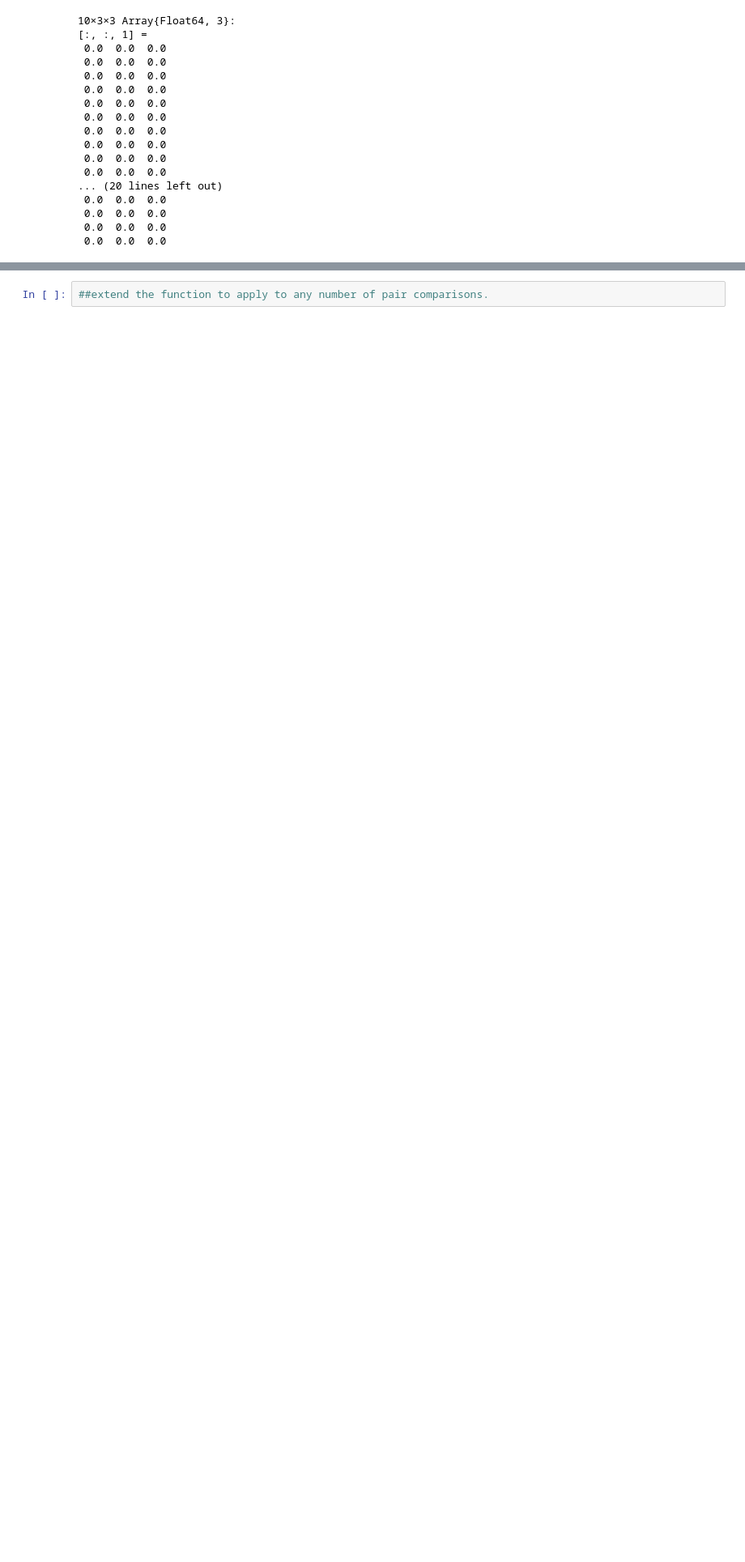
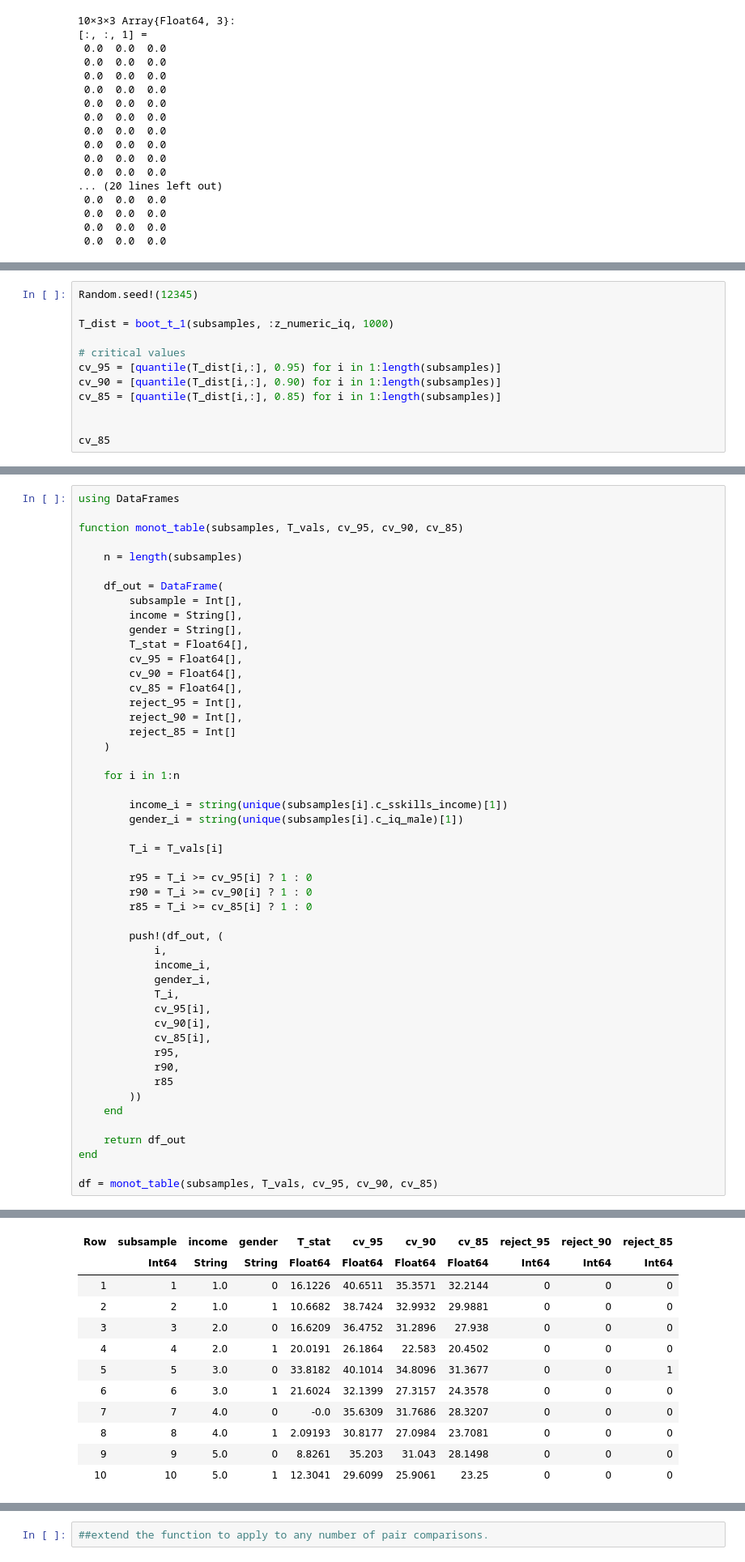
Before and after one commit to jorditorres1098/TSE-2025-2026, a Jupyter notebook: set_identification/mhg_replication.ipynb, the cells around one changed output, grey strips where cells are left out. Shown at 81% size. Drawn from its saved outputs; the diff is of its cells as text; blank space fills up the shorter version.

```diff
--- a/set_identification/mhg_replication.ipynb
+++ b/set_identification/mhg_replication.ipynb
@@ -140,0 +245,12 @@ probs= [cell_probs(i, :z_numeric_iq) for i in subsamples]
+# %%
+Random.seed!(12345)
+
+T_dist = boot_t_1(subsamples, :z_numeric_iq, 1000)
+
+# critical values
+cv_95 = [quantile(T_dist[i,:], 0.95) for i in 1:length(subsamples)]
+cv_90 = [quantile(T_dist[i,:], 0.90) for i in 1:length(subsamples)]
+cv_85 = [quantile(T_dist[i,:], 0.85) for i in 1:length(subsamples)]
+
+
+cv_85
@@ -140,0 +269,50 @@ probs= [cell_probs(i, :z_numeric_iq) for i in subsamples]
+# %%
+using DataFrames
+
+function monot_table(subsamples, T_vals, cv_95, cv_90, cv_85)
+
+    n = length(subsamples)
+
+    df_out = DataFrame(
+        subsample = Int[],
+        income = String[],
+        gender = String[],
+        T_stat = Float64[],
+        cv_95 = Float64[],
+        cv_90 = Float64[],
+        cv_85 = Float64[],
+        reject_95 = Int[],
+        reject_90 = Int[],
+        reject_85 = Int[]
+    )
+
+    for i in 1:n
+
+        income_i = string(unique(subsamples[i].c_sskills_income)[1])
+        gender_i = string(unique(subsamples[i].c_iq_male)[1])
+
+        T_i = T_vals[i]
+
+        r95 = T_i >= cv_95[i] ? 1 : 0
+        r90 = T_i >= cv_90[i] ? 1 : 0
+        r85 = T_i >= cv_85[i] ? 1 : 0
+
+        push!(df_out, (
+            i,
+            income_i,
+            gender_i,
+            T_i,
+            cv_95[i],
+            cv_90[i],
+            cv_85[i],
+            r95,
+            r90,
+            r85
+        ))
+    end
+
+    return df_out
+end
+
+df = monot_table(subsamples, T_vals, cv_95, cv_90, cv_85)
+# %% [output]
@@ -140,0 +320,12 @@ probs= [cell_probs(i, :z_numeric_iq) for i in subsamples]
+| Row | subsample | income | gender | T_stat | cv_95 | cv_90 | cv_85 | reject_95 | reject_90 | reject_85 |
+|  | Int64 | String | String | Float64 | Float64 | Float64 | Float64 | Int64 | Int64 | Int64 |
+| 1 | 1 | 1.0 | 0 | 16.1226 | 40.6511 | 35.3571 | 32.2144 | 0 | 0 | 0 |
+| 2 | 2 | 1.0 | 1 | 10.6682 | 38.7424 | 32.9932 | 29.9881 | 0 | 0 | 0 |
+| 3 | 3 | 2.0 | 0 | 16.6209 | 36.4752 | 31.2896 | 27.938 | 0 | 0 | 0 |
+| 4 | 4 | 2.0 | 1 | 20.0191 | 26.1864 | 22.583 | 20.4502 | 0 | 0 | 0 |
+| 5 | 5 | 3.0 | 0 | 33.8182 | 40.1014 | 34.8096 | 31.3677 | 0 | 0 | 1 |
+| 6 | 6 | 3.0 | 1 | 21.6024 | 32.1399 | 27.3157 | 24.3578 | 0 | 0 | 0 |
+| 7 | 7 | 4.0 | 0 | -0.0 | 35.6309 | 31.7686 | 28.3207 | 0 | 0 | 0 |
+| 8 | 8 | 4.0 | 1 | 2.09193 | 30.8177 | 27.0984 | 23.7081 | 0 | 0 | 0 |
+| 9 | 9 | 5.0 | 0 | 8.8261 | 35.203 | 31.043 | 28.1498 | 0 | 0 | 0 |
+| 10 | 10 | 5.0 | 1 | 12.3041 | 29.6099 | 25.9061 | 23.25 | 0 | 0 | 0 |
```
Also changed, not shown: parts of 10 cells of this notebook.
